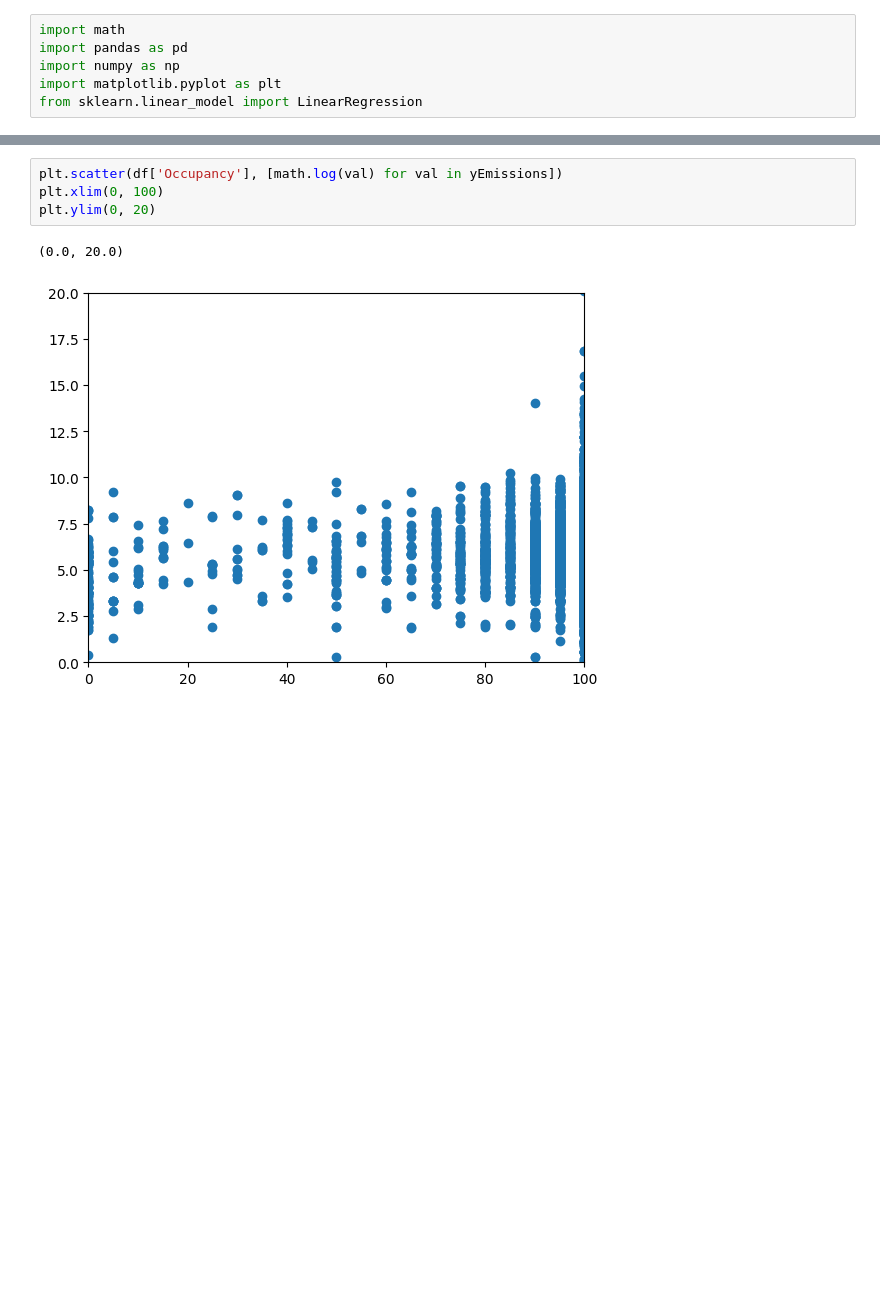
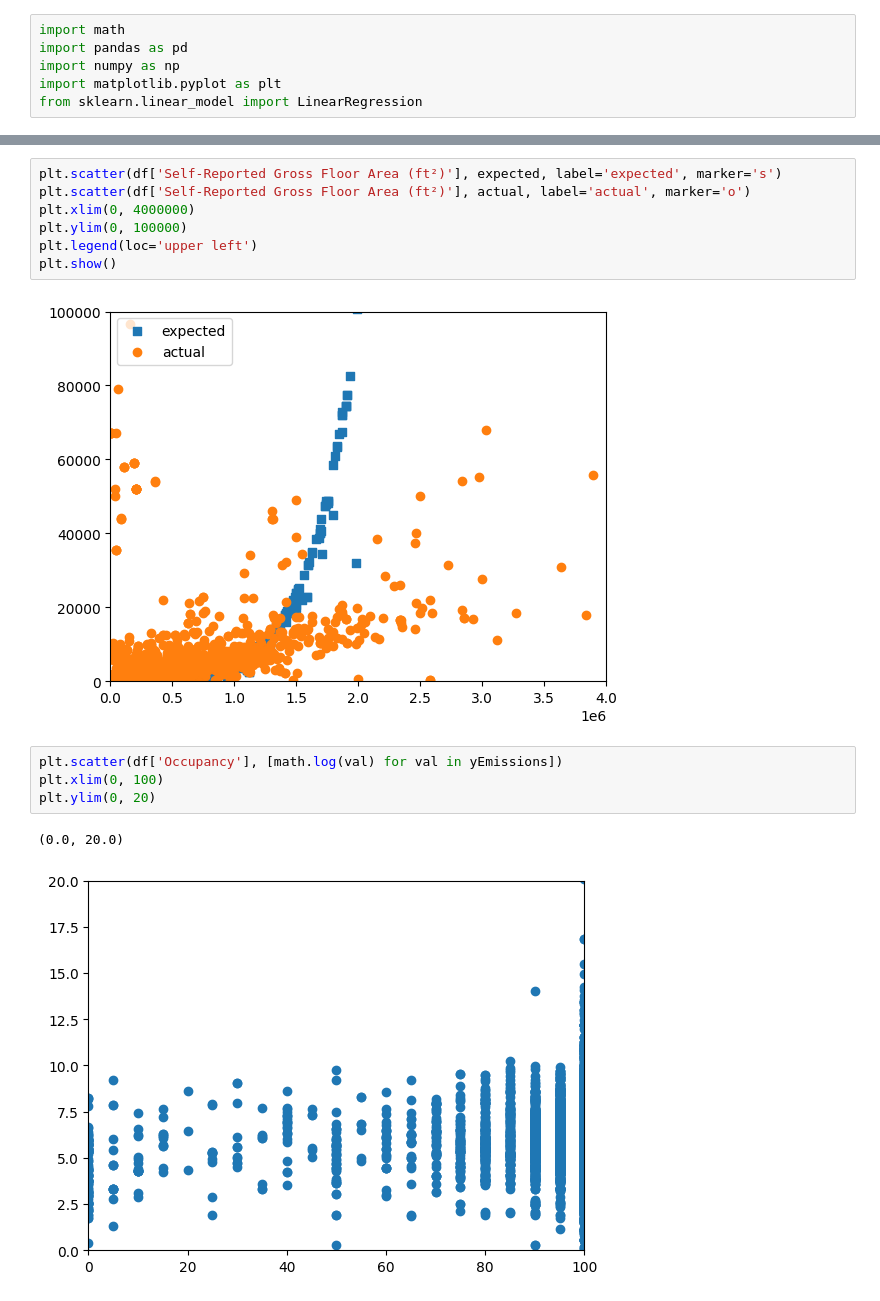
Before and after one commit to josh-quatela/Design-Project---BEEPM, a Jupyter notebook: DP.ipynb, the cells around one changed output, grey strips where cells are left out. Drawn from its saved outputs; the diff is of its cells as text; blank space fills up the shorter version.

```diff
--- a/DP.ipynb
+++ b/DP.ipynb
@@ -95,3 +85,12 @@ plt.show()
+# %%
+plt.scatter(df['Self-Reported Gross Floor Area (ft²)'], expected, label='expected', marker='s')
+plt.scatter(df['Self-Reported Gross Floor Area (ft²)'], actual, label='actual', marker='o')
+plt.xlim(0, 4000000)
+plt.ylim(0, 100000)
+plt.legend(loc='upper left')
+plt.show()
+# %% [output]
+[figure, added]
 # %%
 plt.scatter(df['Occupancy'], [math.log(val) for val in yEmissions])
 plt.xlim(0, 100)
```
Also changed, not shown: parts of 8 cells of this notebook.
